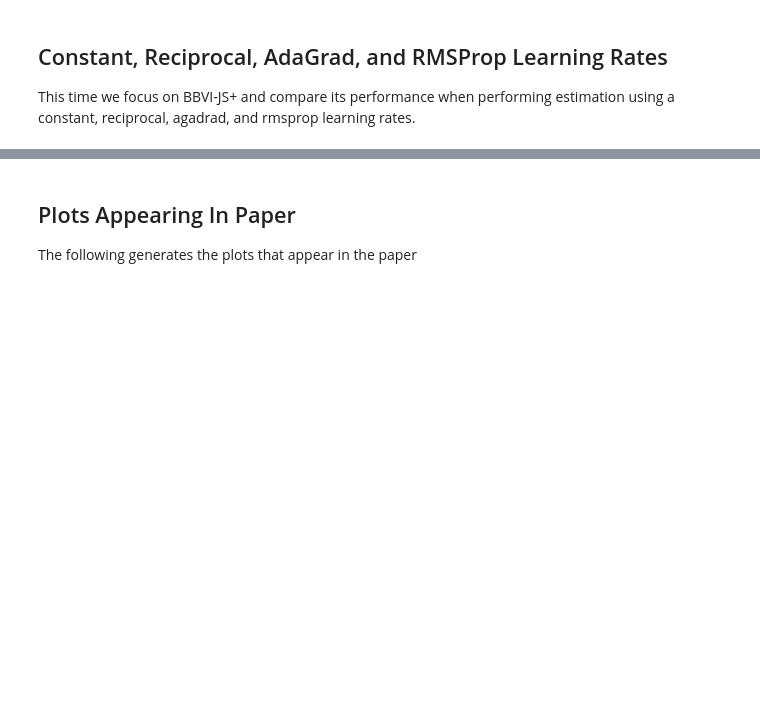
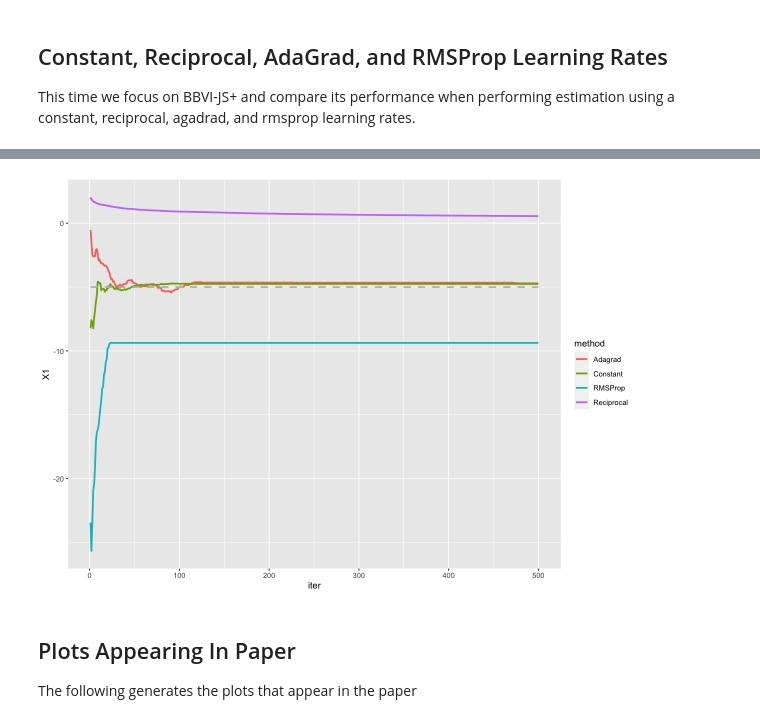
Before and after one commit to dominicdayta/jsbbvi, a Jupyter notebook: variance-comparisons.ipynb, the cells around one changed output, grey strips where cells are left out. Cells and saved outputs as stored; diff of their text form; code cells hidden in the pictures; blank space fills up the shorter version.

```diff
--- a/variance-comparisons.ipynb
+++ b/variance-comparisons.ipynb
@@ -237,3 +239,15 @@ p6
+# %%
+bind_rows(
+    jsp.const$paths %>% filter(param == "m") %>% mutate(method = "Constant"),
+    jsp.recip$paths %>% filter(param == "m") %>% mutate(method = "Reciprocal"),
+    jsp.adagd$paths %>% filter(param == "m") %>% mutate(method = "Adagrad"),
+    jsp.rmspp$paths %>% filter(param == "m") %>% mutate(method = "RMSProp")
+) %>%
+    ggplot(aes(x = iter, y = X1, color = method)) +
+    geom_line(linewidth = 1) +
+    geom_line(aes(y = all_means[1]), linetype="dashed", linewidth = 1, color = "grey")
+# %% [output]
+[figure, added]
 # %% [markdown]
 ## Plots Appearing In Paper
 
```
Also changed, not shown: parts of 7 cells of this notebook.
